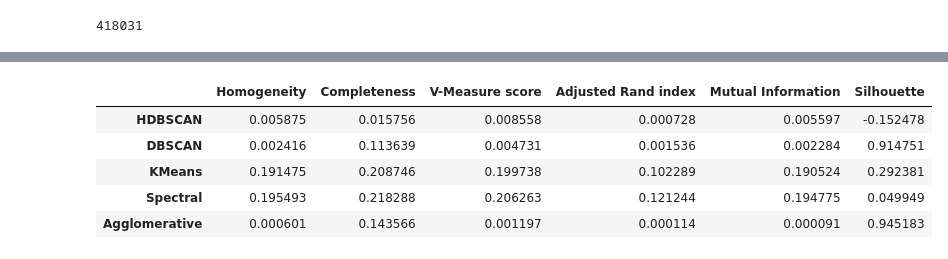
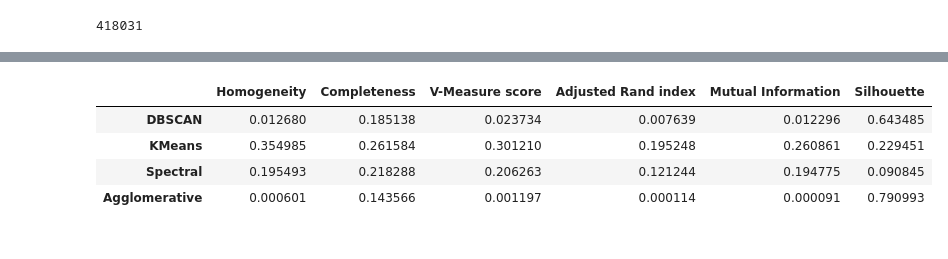
Before and after one commit to chrisPiemonte/link-prediction, a Jupyter notebook: Freebase - Type clustering.ipynb, the cells around one changed output, grey strips where cells are left out. Cells and saved outputs as stored; diff of their text form; code cells hidden in the pictures.

```diff
--- a/Freebase - Type clustering.ipynb
+++ b/Freebase - Type clustering.ipynb
@@ -45,7 +45,7 @@ walks_path = "./dataset/Release/ttl/embedding_5_7_train.ttl.txt"
 vocab_sequences = get_sequences(walks_path)
 train_sequences = get_sequences(walks_path)
 
-model = Word2Vec(min_count=1, window=5, negative=5, size=100)
+model = Word2Vec(min_count=1, window=5, negative=5, size=100, sg=1)
 
 model.build_vocab(vocab_sequences)
 model.train(train_sequences)
@@ -70,7 +70,8 @@ Wall time: 483 µs
 # %%
+%%time
 mid_prefix = "http://rdf.freebase.com/ns"
 
-embeds = np.asarray([model[mid_prefix + mid] for mid in mid2types])
+embeds = np.asarray([model[mid_prefix + mid] for mid in mid2types if mid_prefix + mid in model])
 mids   = np.asarray([mid for mid in mid2types])
 labels = np.asarray([1 if is_person(mid, mid2types) else 0 for mid in mid2types])
 
@@ -119,20 +125,19 @@ Wall time: 53.8 s
 # %%
 metrics_class_df = pd.concat([
-    clust_metrics(ground_truth, hdbscan_labels, embeds, metric="euclidean", name="HDBSCAN"),
+    # clust_metrics(ground_truth[:-1], hdbscan_labels, embeds, metric="euclidean", name="HDBSCAN"),
     clust_metrics(ground_truth, dbscan_labels, embeds, metric="euclidean", name="DBSCAN"),
     clust_metrics(ground_truth, kmeans_labels, embeds, metric="euclidean", name="KMeans"),
     clust_metrics(ground_truth, spect_labels, embeds, metric="euclidean", name="Spectral"),
     clust_metrics(ground_truth, aggl_labels, embeds, metric="euclidean", name="Agglomerative")
 ])
 
 metrics_class_df
 # %% [output]
 |  | Homogeneity | Completeness | V-Measure score | Adjusted Rand index | Mutual Information | Silhouette |
-| HDBSCAN | 0.005875 | 0.015756 | 0.008558 | 0.000728 | 0.005597 | -0.152478 |
-| DBSCAN | 0.002416 | 0.113639 | 0.004731 | 0.001536 | 0.002284 | 0.914751 |
-| KMeans | 0.191475 | 0.208746 | 0.199738 | 0.102289 | 0.190524 | 0.292381 |
-| Spectral | 0.195493 | 0.218288 | 0.206263 | 0.121244 | 0.194775 | 0.049949 |
-| Agglomerative | 0.000601 | 0.143566 | 0.001197 | 0.000114 | 0.000091 | 0.945183 |
+| DBSCAN | 0.012680 | 0.185138 | 0.023734 | 0.007639 | 0.012296 | 0.643485 |
+| KMeans | 0.354985 | 0.261584 | 0.301210 | 0.195248 | 0.260861 | 0.229451 |
+| Spectral | 0.195493 | 0.218288 | 0.206263 | 0.121244 | 0.194775 | 0.090845 |
+| Agglomerative | 0.000601 | 0.143566 | 0.001197 | 0.000114 | 0.000091 | 0.790993 |
 # %%
 plt.rcParams["figure.figsize"] = [20, 15]
 
```
Also changed, not shown: parts of 8 cells of this notebook, 6 other files.
